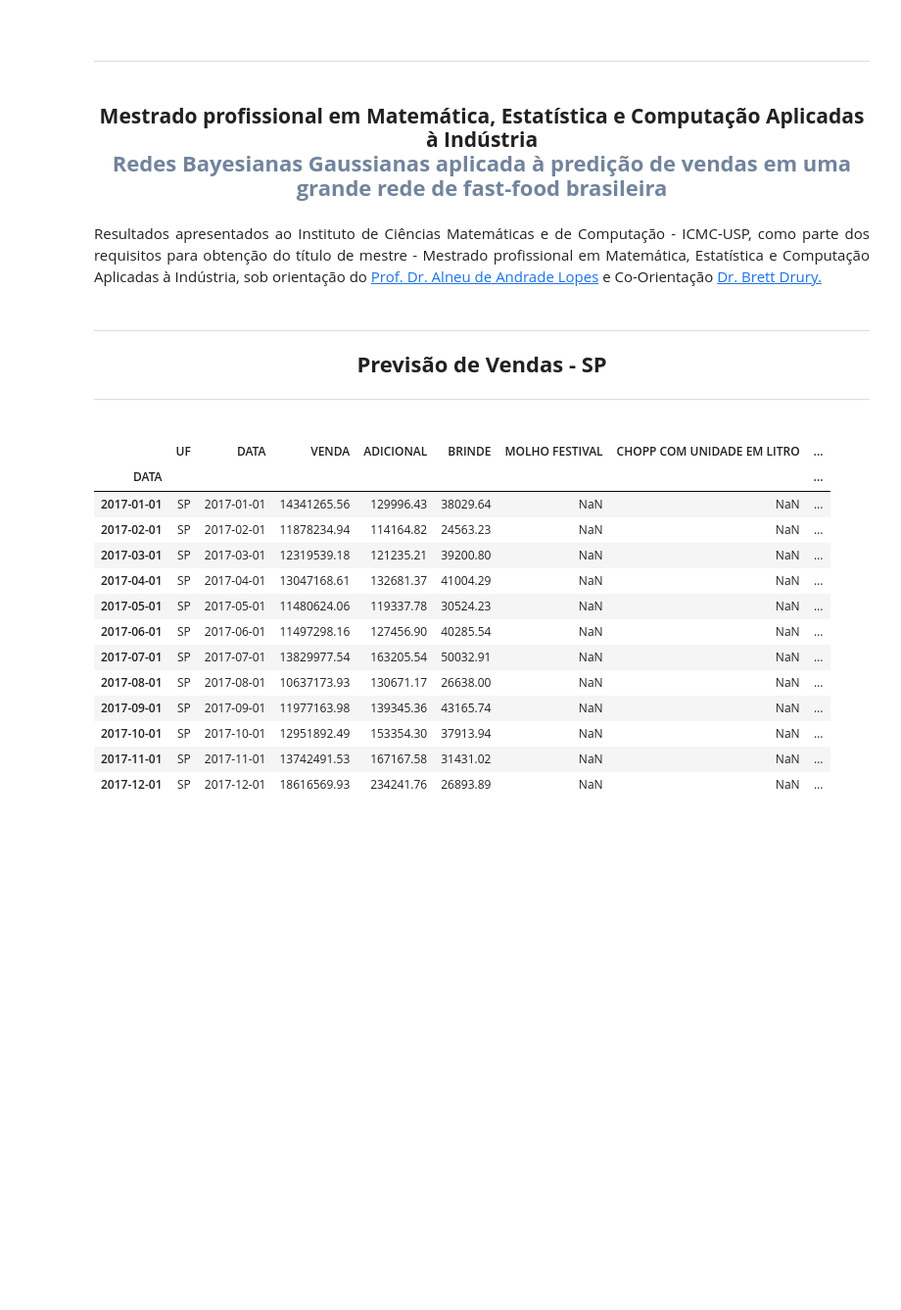
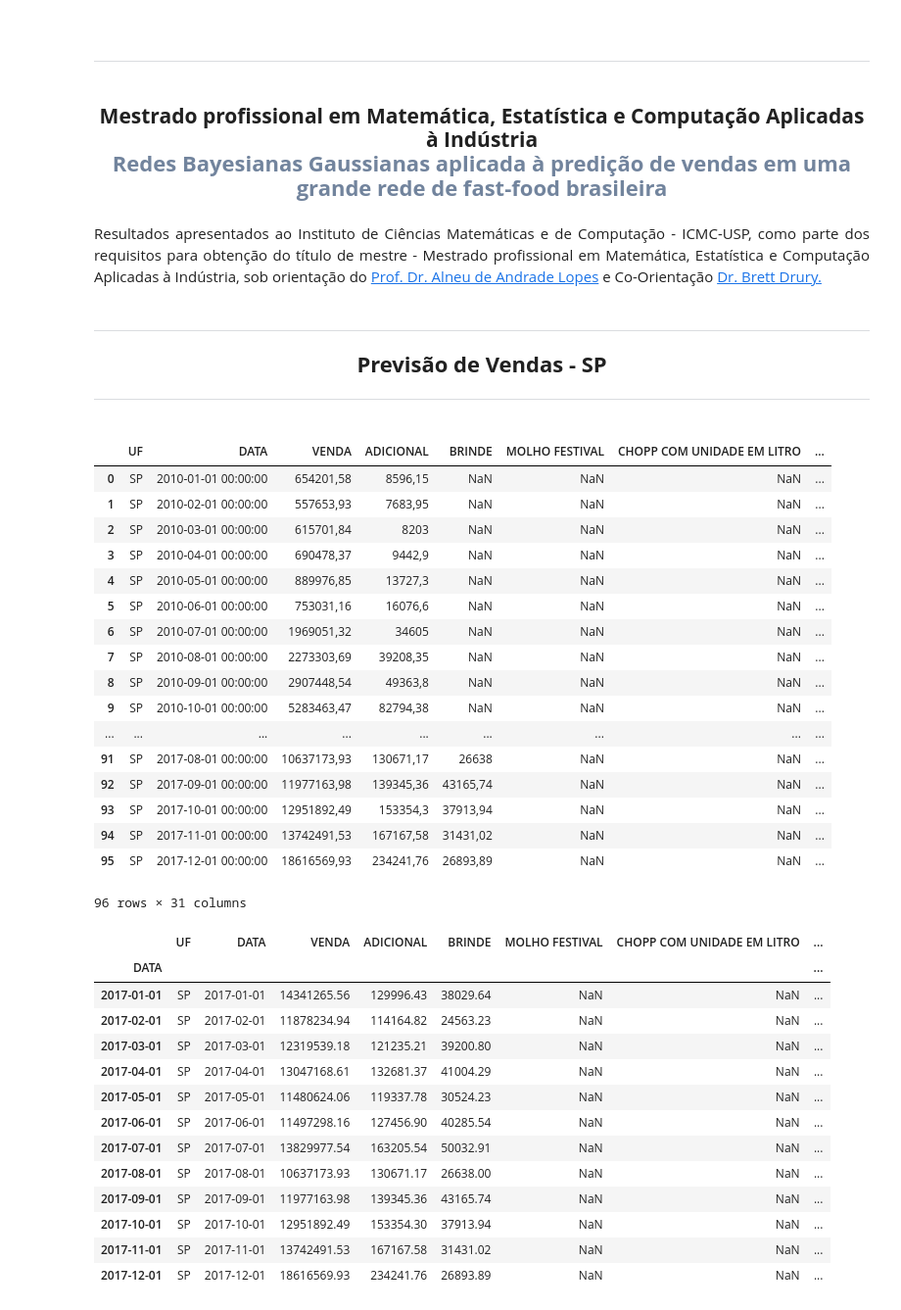
Before and after one commit to robson-fernandes/bayesian-networks-lab, a Jupyter notebook: notebooks/forecasting-salesl-sp.ipynb, the cells around one changed output. Shown: that part at 98% size. Cells and saved outputs as stored; diff of their text form; code cells hidden in the pictures; blank space fills up the shorter version.

```diff
--- a/notebooks/forecasting-salesl-sp.ipynb
+++ b/notebooks/forecasting-salesl-sp.ipynb
@@ -26,6 +26,29 @@ import pickle
 plt.style.use('seaborn')
 # %%
 data = pd.read_excel('data/food-sp.xlsx')
+# %%
+data = pd.read_csv('data/food-sp.csv')
+# %%
+data
+# %% [output]
+|  | UF | DATA | VENDA | ADICIONAL | BRINDE | MOLHO FESTIVAL | CHOPP COM UNIDADE EM LITRO | ... |
+| 0 | SP | 2010-01-01 00:00:00 | 654201,58 | 8596,15 | NaN | NaN | NaN | ... |
+| 1 | SP | 2010-02-01 00:00:00 | 557653,93 | 7683,95 | NaN | NaN | NaN | ... |
+| 2 | SP | 2010-03-01 00:00:00 | 615701,84 | 8203 | NaN | NaN | NaN | ... |
+| 3 | SP | 2010-04-01 00:00:00 | 690478,37 | 9442,9 | NaN | NaN | NaN | ... |
+| 4 | SP | 2010-05-01 00:00:00 | 889976,85 | 13727,3 | NaN | NaN | NaN | ... |
+| 5 | SP | 2010-06-01 00:00:00 | 753031,16 | 16076,6 | NaN | NaN | NaN | ... |
+| 6 | SP | 2010-07-01 00:00:00 | 1969051,32 | 34605 | NaN | NaN | NaN | ... |
+| 7 | SP | 2010-08-01 00:00:00 | 2273303,69 | 39208,35 | NaN | NaN | NaN | ... |
+| 8 | SP | 2010-09-01 00:00:00 | 2907448,54 | 49363,8 | NaN | NaN | NaN | ... |
+| 9 | SP | 2010-10-01 00:00:00 | 5283463,47 | 82794,38 | NaN | NaN | NaN | ... |
+| ... | ... | ... | ... | ... | ... | ... | ... | ... |
+| 91 | SP | 2017-08-01 00:00:00 | 10637173,93 | 130671,17 | 26638 | NaN | NaN | ... |
+| 92 | SP | 2017-09-01 00:00:00 | 11977163,98 | 139345,36 | 43165,74 | NaN | NaN | ... |
+| 93 | SP | 2017-10-01 00:00:00 | 12951892,49 | 153354,3 | 37913,94 | NaN | NaN | ... |
+| 94 | SP | 2017-11-01 00:00:00 | 13742491,53 | 167167,58 | 31431,02 | NaN | NaN | ... |
+| 95 | SP | 2017-12-01 00:00:00 | 18616569,93 | 234241,76 | 26893,89 | NaN | NaN | ... |
+96 rows × 31 columns
 # %%
 variavel = 'VENDA'
 # %%
```
Also changed, not shown: 1 other file.
